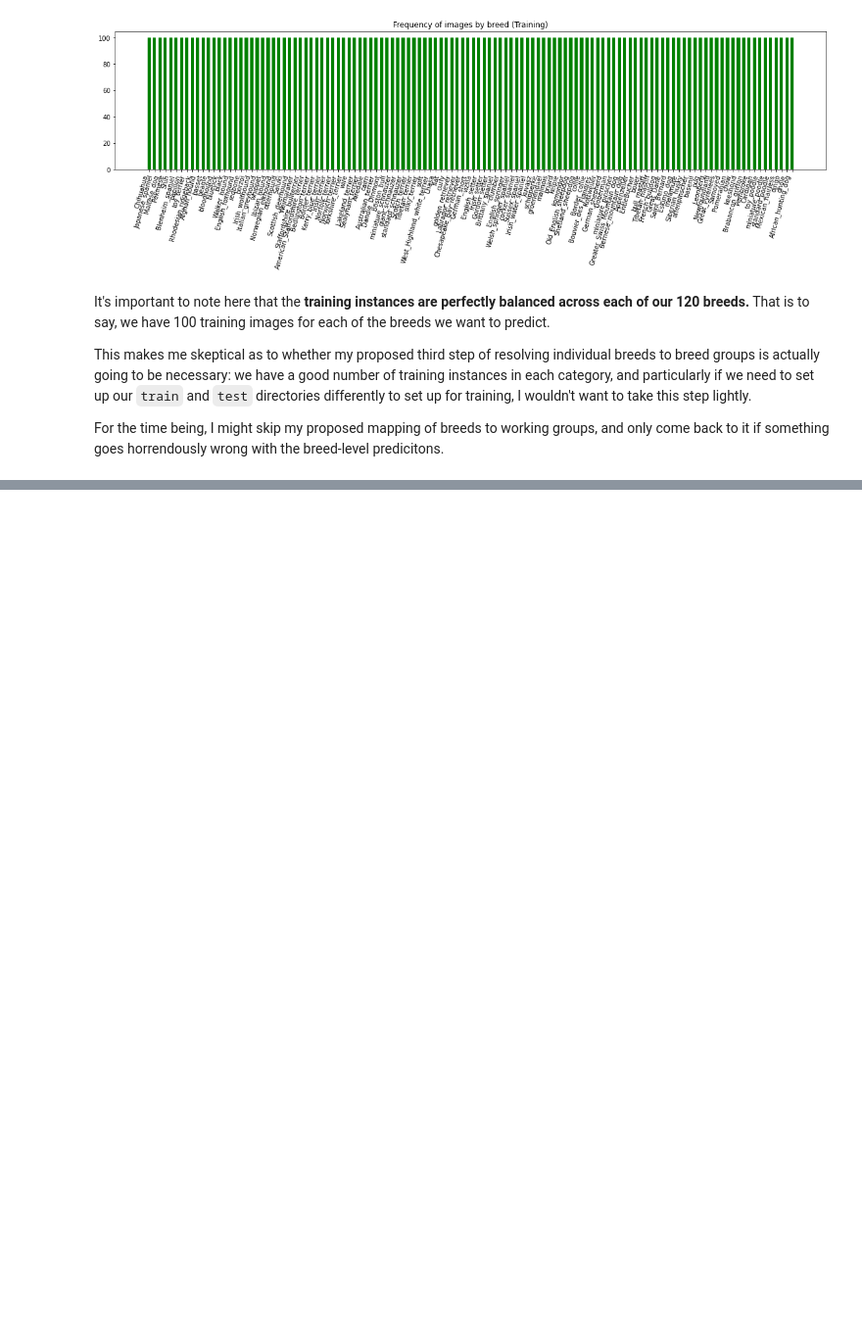
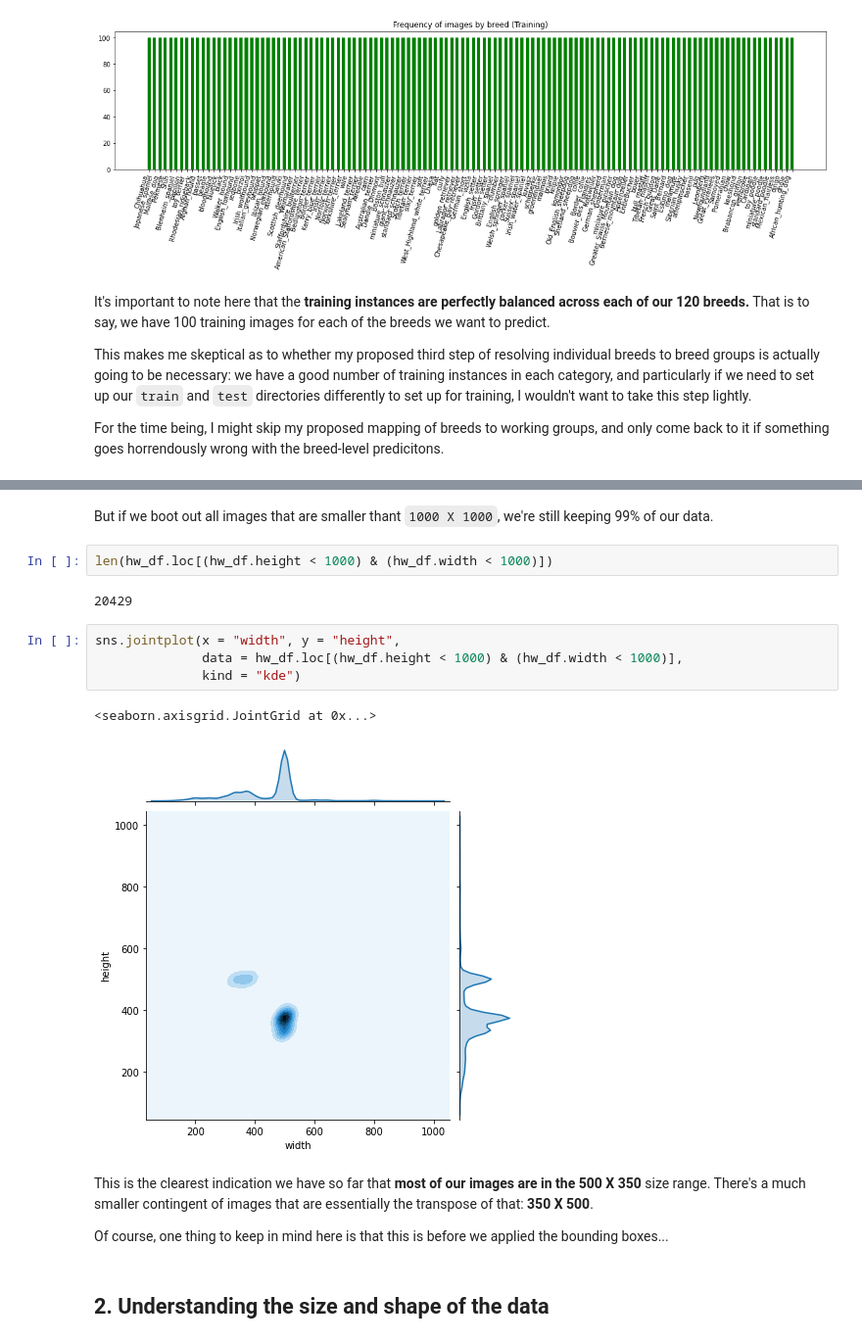
Before and after one commit to ZombieSocrates/ml-udacity-capstone, a Jupyter notebook: 1-Data_Exploration_Preprocessing.ipynb, the cells around one changed output, grey strips where cells are left out. Shown: that part at 98% size. Drawn from its saved outputs; the diff is of its cells as text; blank space fills up the shorter version.

```diff
--- a/1-Data_Exploration_Preprocessing.ipynb
+++ b/1-Data_Exploration_Preprocessing.ipynb
@@ -286,0 +314,19 @@ For the time being, I might skip my proposed mapping of breeds to working groups
+# %% [markdown]
+But if we boot out all images that are smaller thant `1000 X 1000`, we're still keeping 99% of our data.
+# %%
+len(hw_df.loc[(hw_df.height < 1000) & (hw_df.width < 1000)])
+# %% [output]
+20429
+# %%
+sns.jointplot(x = "width", y = "height",
+              data = hw_df.loc[(hw_df.height < 1000) & (hw_df.width < 1000)],
+              kind = "kde")
+# %% [output]
+<seaborn.axisgrid.JointGrid at 0x...>
+[figure, added]
+# %% [markdown]
+This is the clearest indication we have so far that **most of our images are in the 500 X 350** size range. There's a much smaller contingent of images that are essentially the transpose of that: **350 X 500**.
+
+Of course, one thing to keep in mind here is that this is before we applied the bounding boxes...
+# %% [markdown]
+## 2. Understanding the size and shape of the data
```
Also changed, not shown: parts of 33 cells of this notebook, 2 other files.
